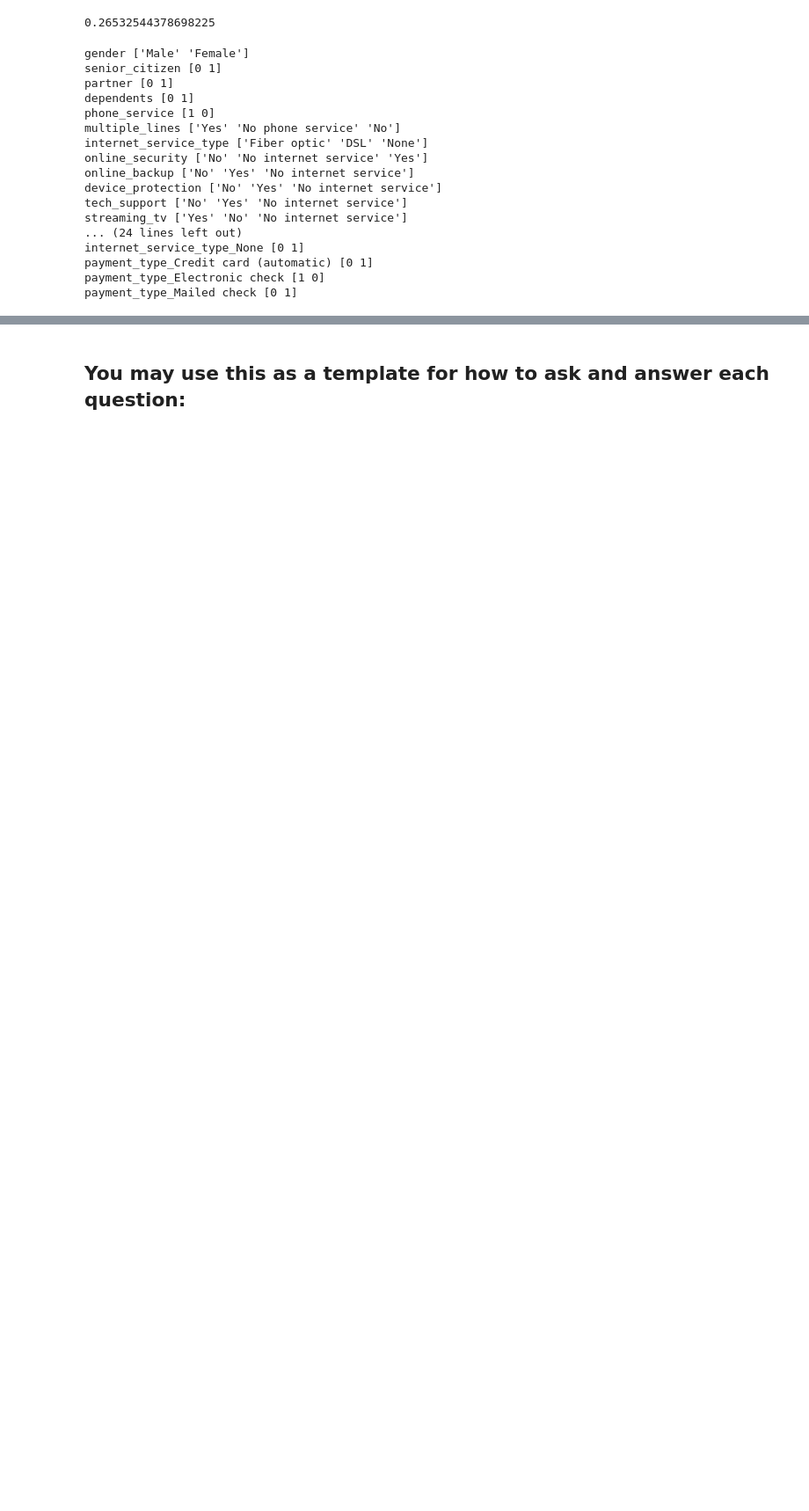
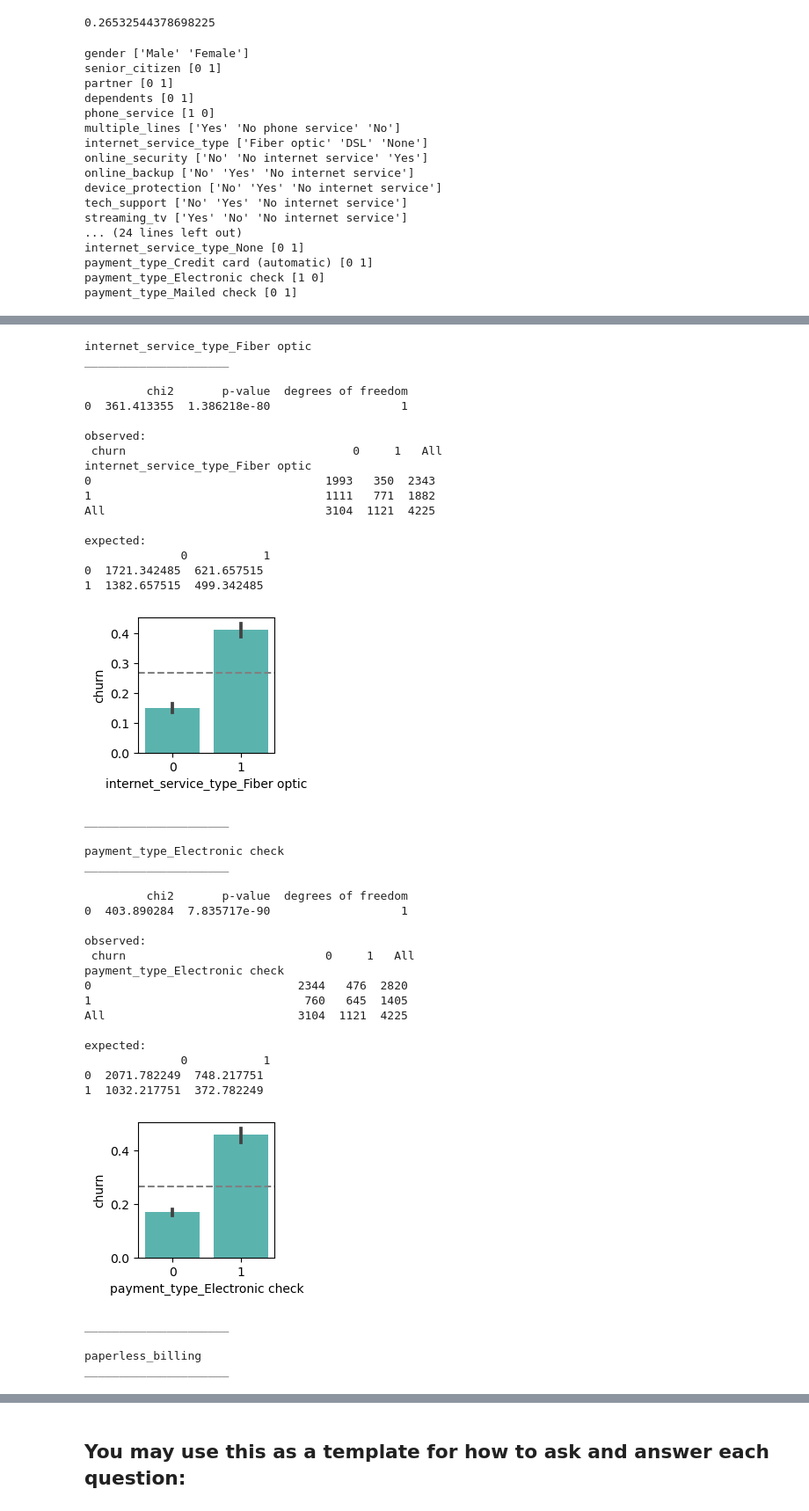
Before and after one commit to tkephart96/project_telco, a Jupyter notebook: telco.ipynb, the cells around one changed output, grey strips where cells are left out. Shown at 88% size. Drawn from its saved outputs; the diff is of its cells as text; code cells hidden in the pictures; blank space fills up the shorter version.

```diff
--- a/telco.ipynb
+++ b/telco.ipynb
@@ -191,0 +185,5 @@ are a great way to explore your data, but they have no place in your final repor
+# %%
+cat = ['internet_service_type_Fiber optic',
+        'payment_type_Electronic check',
+        'paperless_billing']
+quant = ['monthly_charges']
@@ -191,0 +195,45 @@ are a great way to explore your data, but they have no place in your final repor
+# %%
+e.explore_bivariate(train,'churn',cat,quant)
+# %% [output]
+internet_service_type_Fiber optic
+_____________________
+
+         chi2       p-value  degrees of freedom
+0  361.413355  1.386218e-80                   1
+
+observed:
+ churn                                 0     1   All
+internet_service_type_Fiber optic
+0                                  1993   350  2343
+1                                  1111   771  1882
+All                                3104  1121  4225
+
+expected:
+              0           1
+0  1721.342485  621.657515
+1  1382.657515  499.342485
+[figure, added]
+_____________________
+
+payment_type_Electronic check
+_____________________
+
+         chi2       p-value  degrees of freedom
+0  403.890284  7.835717e-90                   1
+
+observed:
+ churn                             0     1   All
+payment_type_Electronic check
+0                              2344   476  2820
+1                               760   645  1405
+All                            3104  1121  4225
+
+expected:
+              0           1
+0  2071.782249  748.217751
+1  1032.217751  372.782249
+[figure, added]
+_____________________
+
+paperless_billing
+_____________________
```
Also changed, not shown: parts of 65 cells of this notebook.
